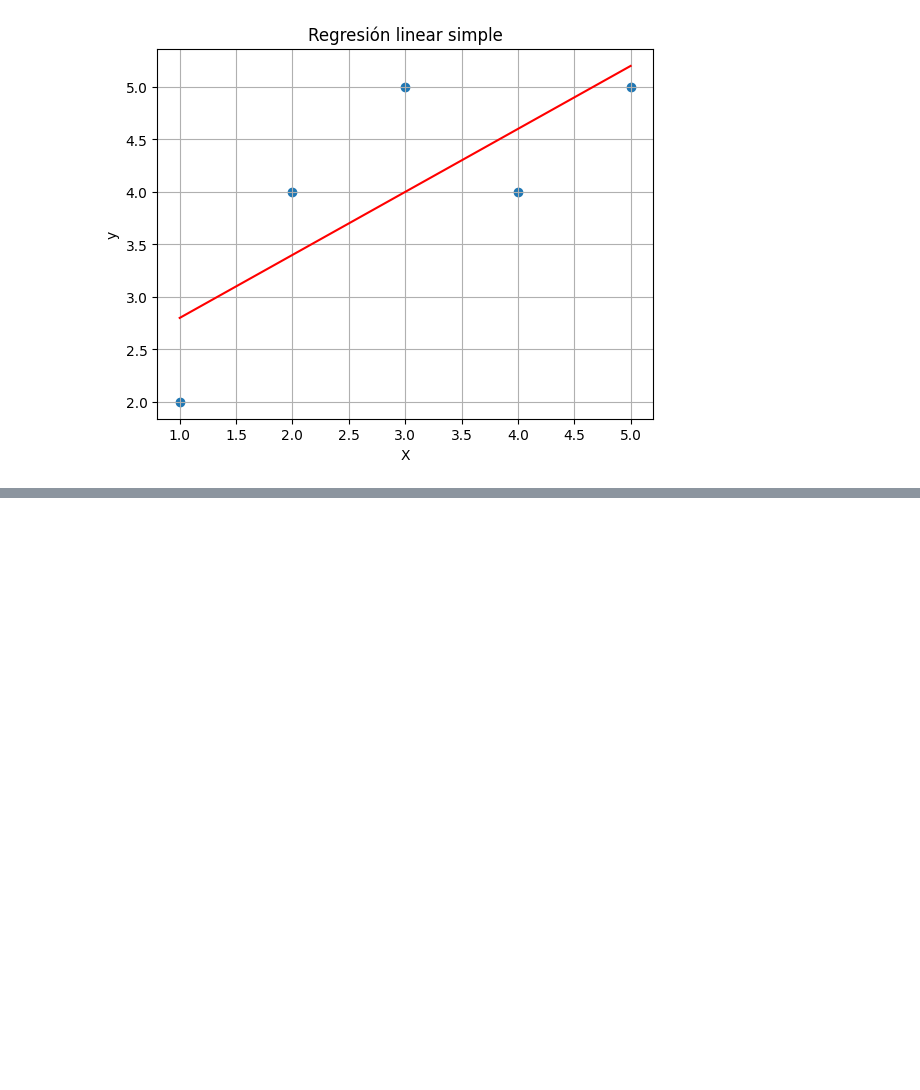
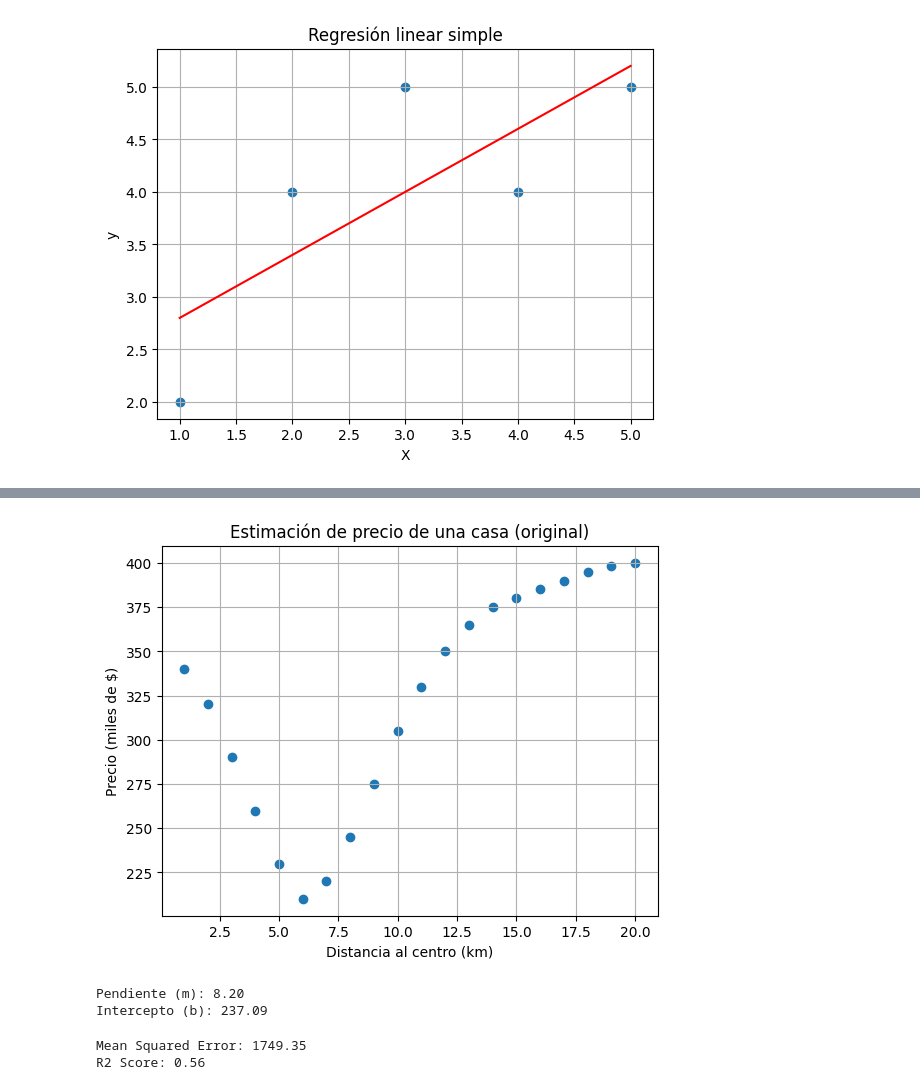
Before and after one commit to chucholoport/upsrj-machine-learning, a Jupyter notebook: LinearRegression.ipynb, the cells around one changed output, grey strips where cells are left out. Drawn from its saved outputs; the diff is of its cells as text; code cells hidden in the pictures; blank space fills up the shorter version.

```diff
--- a/LinearRegression.ipynb
+++ b/LinearRegression.ipynb
@@ -85,0 +205,13 @@ plt.show()
+# %%
+# 1. Definiremos las variables dependientes e independientes de nuestro modelo.
+
+# Variable independiente X: Distancia al centro (km)
+X = np.arange(1, 21).reshape(-1, 1)
+print(X)
+
+# Variable dependiente y: Precio (miles de $)
+y = np.array([340, 320, 290, 260, 230,
+              210, 220, 245, 275, 305,
+              330, 350, 365, 375, 380,
+              385, 390, 395, 398, 400])
+print(y)
@@ -85,0 +236,38 @@ plt.show()
+# %%
+plt.scatter(X, y)
+plt.xlabel("Distancia al centro (km)")
+plt.ylabel("Precio (miles de $)")
+plt.title("Estimación de precio de una casa (original)")
+plt.grid(visible=True)
+plt.show()
+# %% [output]
+[figure, added]
+# %%
+# Generamos nuestro modelo de regresión linear
+model = LinearRegression()
+
+# Alimentamos nuestro modelo
+model.fit(X, y)
+
+# Parámetros: m (peso), b (sesgo)
+m = model.coef_[0]
+b = model.intercept_
+
+print(f"Pendiente (m): {m:.2f}")
+print(f"Intercepto (b): {b:.2f}")
+# %% [output]
+Pendiente (m): 8.20
+Intercepto (b): 237.09
+# %%
+# Generamos una predicción
+y_pred = model.predict(X)
+
+# Evaluamos esa predicción
+mse = mean_squared_error(y, y_pred)
+r2 = r2_score(y, y_pred)
+
+print(f"Mean Squared Error: {mse:.2f}")
+print(f"R2 Score: {r2:.2f}")
+# %% [output]
+Mean Squared Error: 1749.35
+R2 Score: 0.56
```
Also changed, not shown: parts of 14 cells of this notebook.
